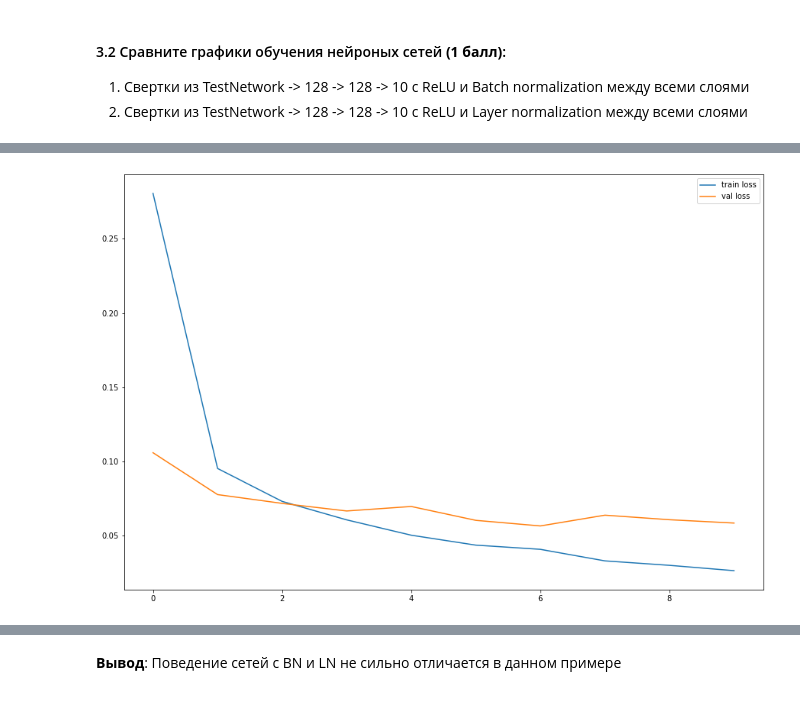
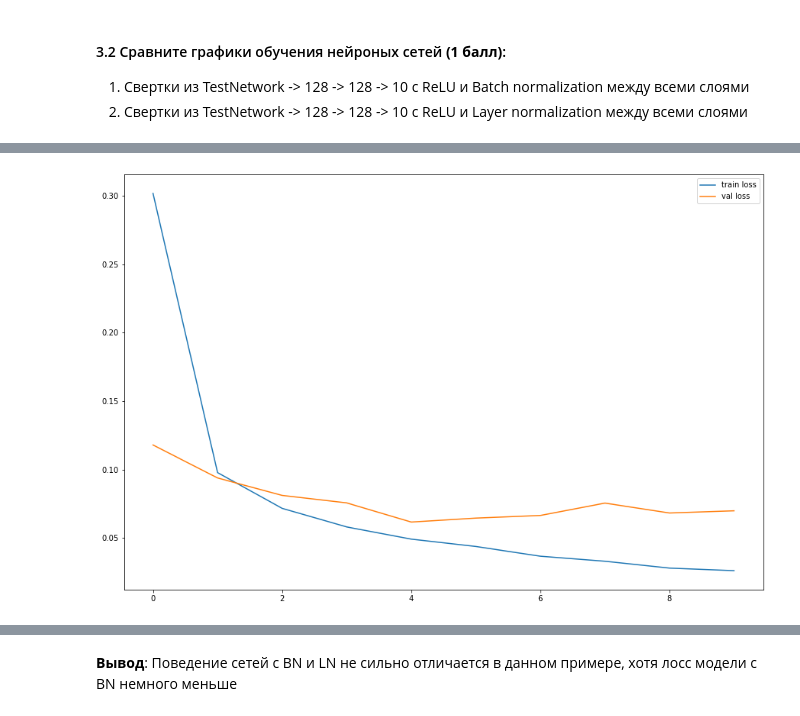
Before and after one commit to EmperorNao/NN, a Jupyter notebook: hw5/hw5.ipynb, the cells around one changed output, grey strips where cells are left out. Drawn from its saved outputs; the diff is of its cells as text; code cells hidden in the pictures.

Commit message:
Revert "Fix LN layer in hw6"
This reverts commit aedddd21e4a6d01661783eb0871c8846daafa793.

```diff
--- a/hw5/hw5.ipynb
+++ b/hw5/hw5.ipynb
@@ -424,14 +408,8 @@ Test Epoch: 9   Loss: 0.074322
 # полезные функции: .std(dim), .mean(dim)
 
 class LayerNormalization(nn.Module):
-    def __init__(self, dims):
-        super().__init__()
-        self.dims = dims
-        self.weight = torch.nn.Parameter(torch.ones(self.dims, requires_grad=True))
-        self.bias = torch.nn.Parameter(torch.zeros(self.dims, requires_grad=True))
-
     def forward(self, x):
-        output = (x - x.mean(dim=1)[:, None]) / (x.std(dim=1)[:, None] + 1e-8) * self.weight + self.bias
+        output = (x - x.mean(dim=1)[:, None]) / x.std(dim=1)[:, None]
         return output
 # %% [markdown]
 #### 3.2 Сравните графики обучения нейроных сетей **(1 балл)**:
@@ -440,10 +418,10 @@ class LayerNormalization(nn.Module):
 # %%
 layers = [
     nn.Linear(196, 128),
-    LayerNormalization(128),
+    LayerNormalization(),
     nn.ReLU(),
     nn.Linear(128, 128),
-    LayerNormalization(128),
+    LayerNormalization(),
     nn.ReLU(),
     nn.Linear(128, 10)
 ]
@@ -475,4 +453,4 @@ Test Epoch: 9   Loss: 0.058449
-[figure, old version]
+[figure, new version]
 # %%
 layers = [
     nn.Linear(196, 128),
@@ -510,4 +488,4 @@ Train Epoch: 9 [51200/60000 (85%)]      Loss: 0.055447
 Test Epoch: 9   Loss: 0.051146
 [figure]
 # %% [markdown]
-**Вывод**: Поведение сетей с BN и LN не сильно отличается в данном примере
+**Вывод**: Поведение сетей с BN и LN не сильно отличается в данном примере, хотя лосс модели с BN немного меньше
```
Also changed, not shown: parts of 3 cells of this notebook.
